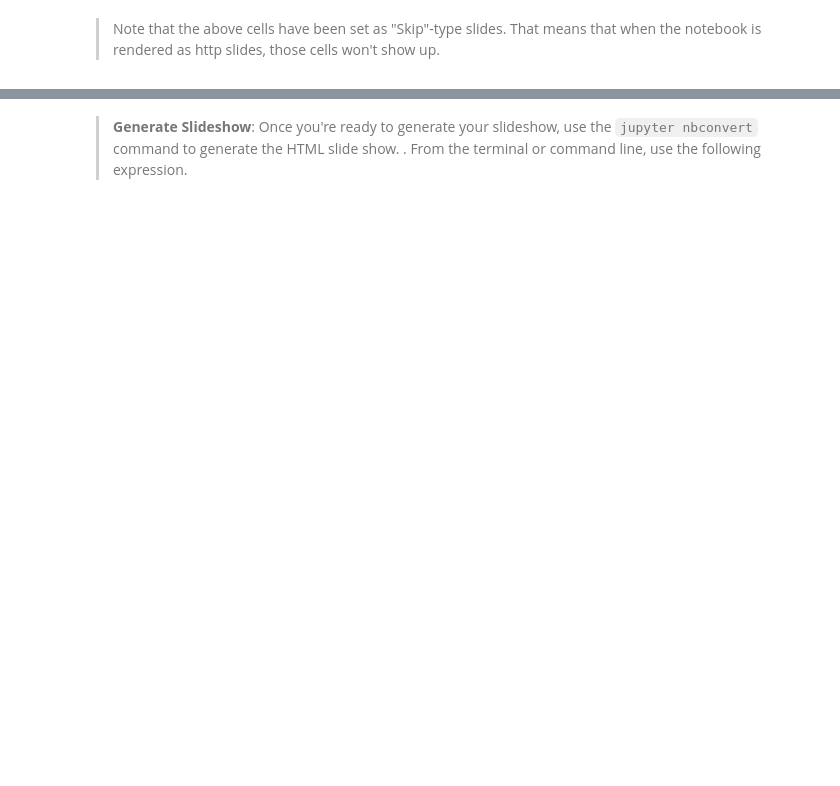
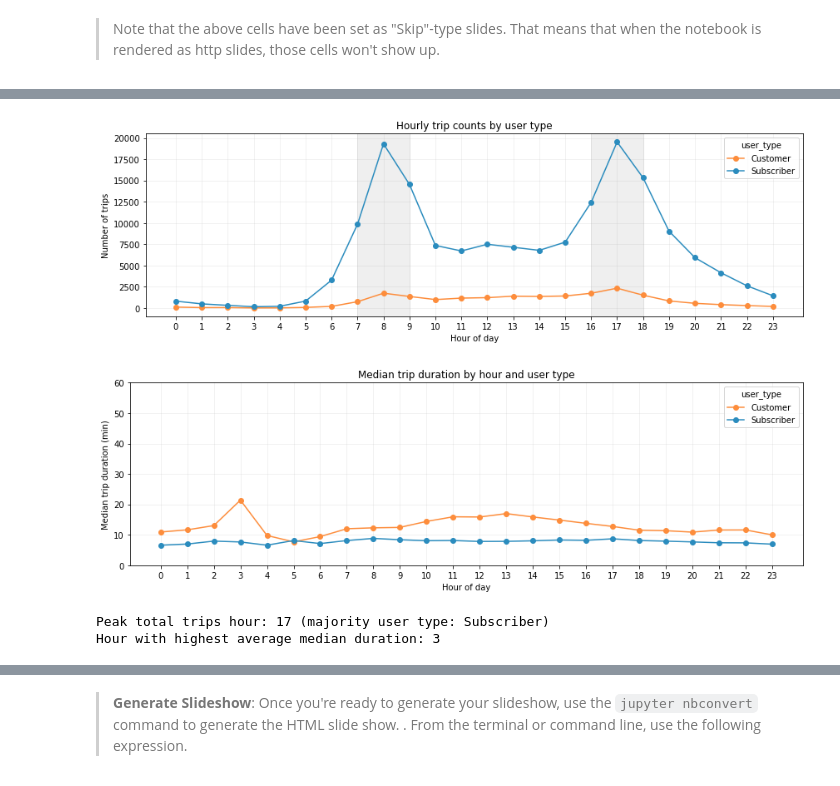
Before and after one commit to 86burke/DAND_Ford_GoBike_System, a Jupyter notebook: Part_II_slide_deck_template.ipynb, the cells around one changed output, grey strips where cells are left out. Drawn from its saved outputs; the diff is of its cells as text; code cells hidden in the pictures; blank space fills up the shorter version.

Commit message:
slide deck clean up

```diff
--- a/Part_II_slide_deck_template.ipynb
+++ b/Part_II_slide_deck_template.ipynb
@@ -83,2 +52,0 @@ but feel free to add more if you'd like!
-# %%
-gobike_start_time = gobike_clean.set_index(pd.DatetimeIndex(gobike_clean['start_time']))
@@ -149,0 +57,72 @@ plt.show()
+# %%
+# Visualization 1: (A) Hourly trip counts by user_type and (B) Median trip duration (min) by hour
+# This cell follows the polish rubric: title, axis labels with units, ticks, legend, and readable colors.
+
+# Defensive checks
+if 'gobike_clean' not in globals():
+    raise NameError('gobike_clean not found - run the data-loading cell first')
+if gobike_clean.empty:
+    raise ValueError('gobike_clean is empty')
+
+# Ensure required fields
+gdf = gobike_clean.copy()
+gdf['start_time'] = pd.to_datetime(gdf['start_time'])
+if 'duration_min' not in gdf.columns:
+    gdf['duration_min'] = gdf.duration_sec / 60
+if 'start_hour' not in gdf.columns:
+    gdf['start_hour'] = gdf['start_time'].dt.hour
+
+# Colors for consistency
+colors = {'Subscriber':'#2b8cbe', 'Customer':'#fd8d3c'}
+
+# (A) Hourly trip counts by user_type
+hourly_counts = (gdf.groupby(['start_hour','user_type']).size()
+                 .unstack(fill_value=0)
+                 .reindex(range(24), fill_value=0))
+plt.figure(figsize=(12,4))
+for utype in hourly_counts.columns:
+    plt.plot(hourly_counts.index, hourly_counts[utype], marker='o', label=str(utype), color=colors.get(utype, None))
+plt.xticks(range(0,24))
+plt.xlabel('Hour of day')
+plt.ylabel('Number of trips')
+plt.title('Hourly trip counts by user type')
+plt.legend(title='user_type')
+plt.grid(alpha=0.2)
+# highlight commute windows (visual guide only)
+plt.axvspan(7,9, color='grey', alpha=0.12)
+plt.axvspan(16,18, color='grey', alpha=0.12)
+plt.tight_layout()
+plt.show()
+
+# (B) Median trip duration (minutes) by hour and user_type
+median_hour = (gdf.groupby(['start_hour','user_type']).duration_min.median()
+               .unstack())
+median_hour = median_hour.reindex(range(24))
+plt.figure(figsize=(12,4))
+for utype in median_hour.columns:
+    plt.plot(median_hour.index, median_hour[utype], marker='o', label=str(utype), color=colors.get(utype, None))
+plt.xticks(range(0,24))
+plt.xlabel('Hour of day')
+plt.ylabel('Median trip duration (min)')
+plt.title('Median trip duration by hour and user type')
+plt.legend(title='user_type')
+plt.grid(alpha=0.2)
+# set a reasonable y-limit for presentation
+if not median_hour.isnull().all().all():
+    ymax = median_hour.max().max()
+    if pd.notnull(ymax):
+        plt.ylim(0, max(60, ymax * 1.2))
+plt.tight_layout()
+plt.show()
+
+# Short automated caption variables (can be written into a markdown cell if desired)
+peak_counts = hourly_counts.sum(axis=1).idxmax() if not hourly_counts.empty else None
+peak_counts_user = hourly_counts.sum(axis=0).idxmax() if not hourly_counts.empty else None
+peak_median_hour = median_hour.mean(axis=1).idxmax() if median_hour.shape[0]>0 else None
+print(f'Peak total trips hour: {peak_counts} (majority user type: {peak_counts_user})')
+print(f'Hour with highest average median duration: {peak_median_hour}')
+# %% [output]
+[figure, added]
+[figure, added]
+Peak total trips hour: 17 (majority user type: Subscriber)
+Hour with highest average median duration: 3
```
Also changed, not shown: parts of 24 cells of this notebook, 2 other files.
